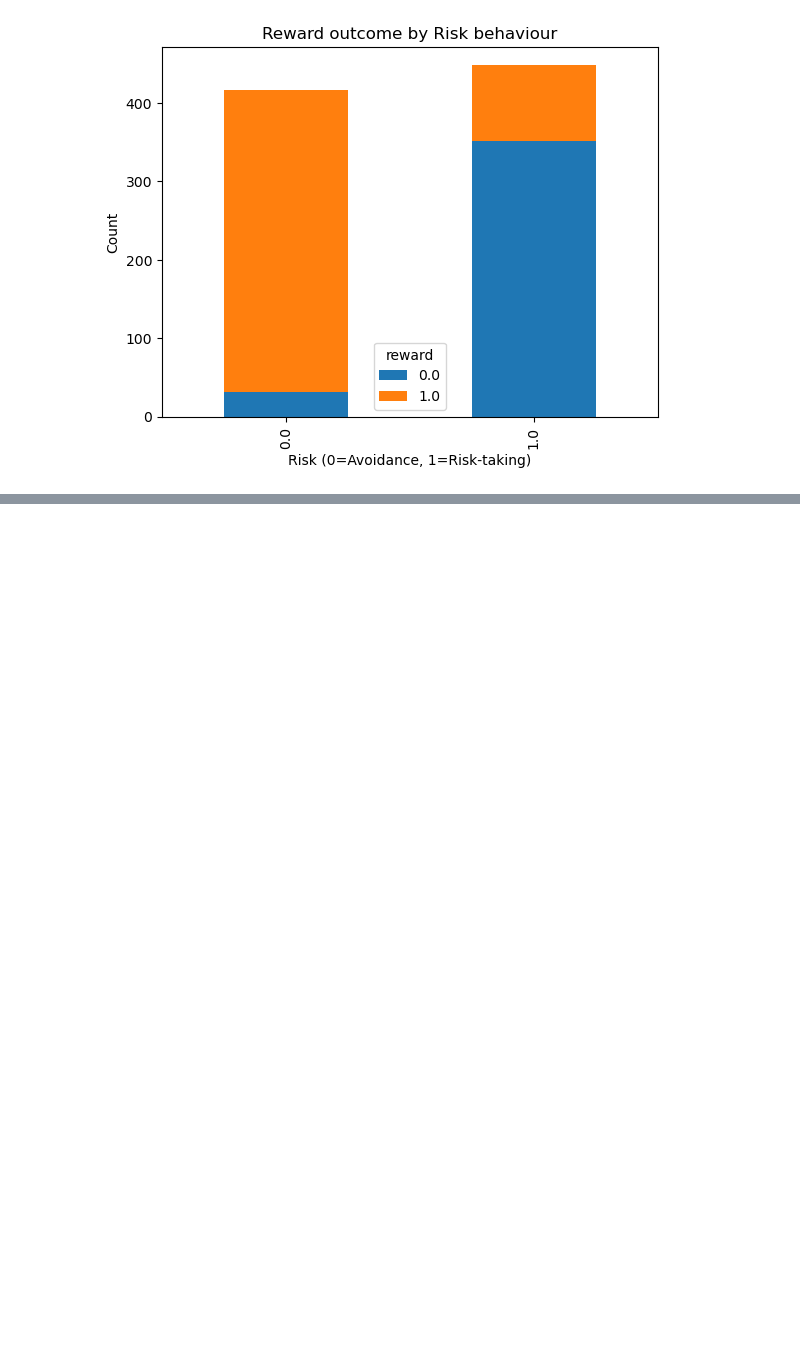
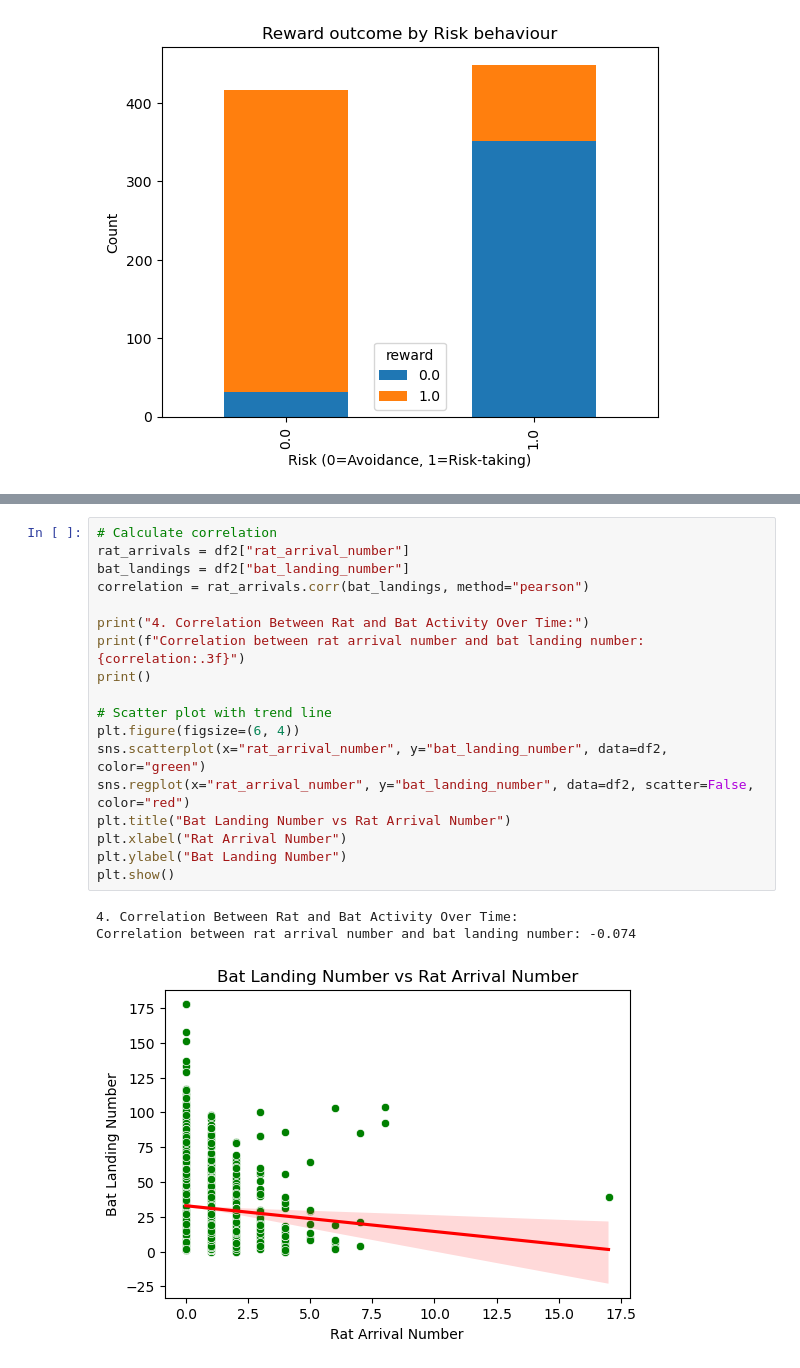
Before and after one commit to Upendra-B/Foundation-Of-Data-Science, a Jupyter notebook: Assesment 2/Solution.ipynb, the cells around one changed output, grey strips where cells are left out. Saved outputs shown, nothing was run; the diff lists cells and outputs as text; blank space fills up the shorter version.

```diff
--- a/Assesment 2/Solution.ipynb
+++ b/Assesment 2/Solution.ipynb
@@ -283,0 +289,22 @@ y = dataset2["bat_landing_number"].dropna()
+# %%
+# Calculate correlation
+rat_arrivals = df2["rat_arrival_number"]
+bat_landings = df2["bat_landing_number"]
+correlation = rat_arrivals.corr(bat_landings, method="pearson")
+
+print("4. Correlation Between Rat and Bat Activity Over Time:")
+print(f"Correlation between rat arrival number and bat landing number: {correlation:.3f}")
+print()
+
+# Scatter plot with trend line
+plt.figure(figsize=(6, 4))
+sns.scatterplot(x="rat_arrival_number", y="bat_landing_number", data=df2, color="green")
+sns.regplot(x="rat_arrival_number", y="bat_landing_number", data=df2, scatter=False, color="red")
+plt.title("Bat Landing Number vs Rat Arrival Number")
+plt.xlabel("Rat Arrival Number")
+plt.ylabel("Bat Landing Number")
+plt.show()
+# %% [output]
+4. Correlation Between Rat and Bat Activity Over Time:
+Correlation between rat arrival number and bat landing number: -0.074
+[figure, added]
```
Also changed, not shown: parts of 2 cells of this notebook.
